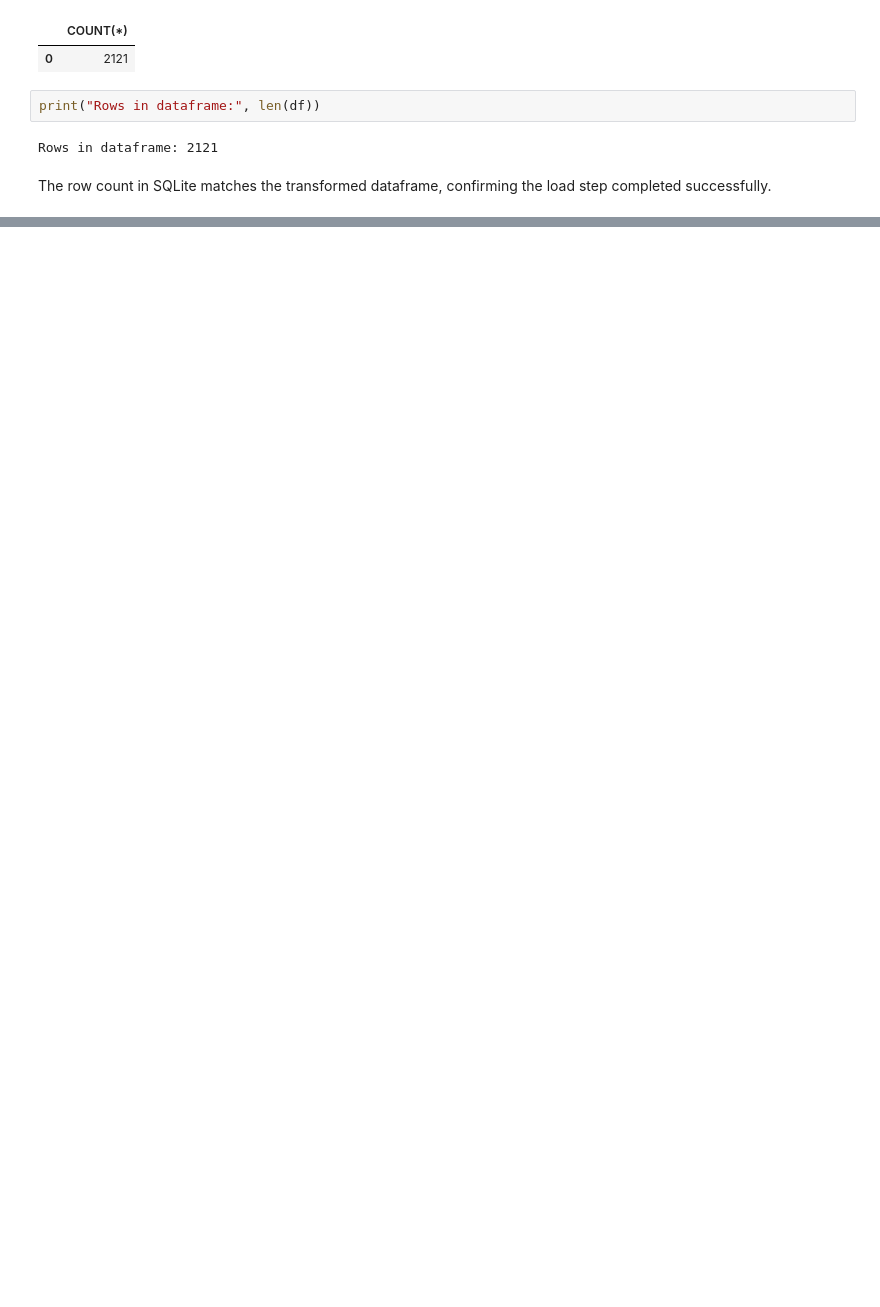
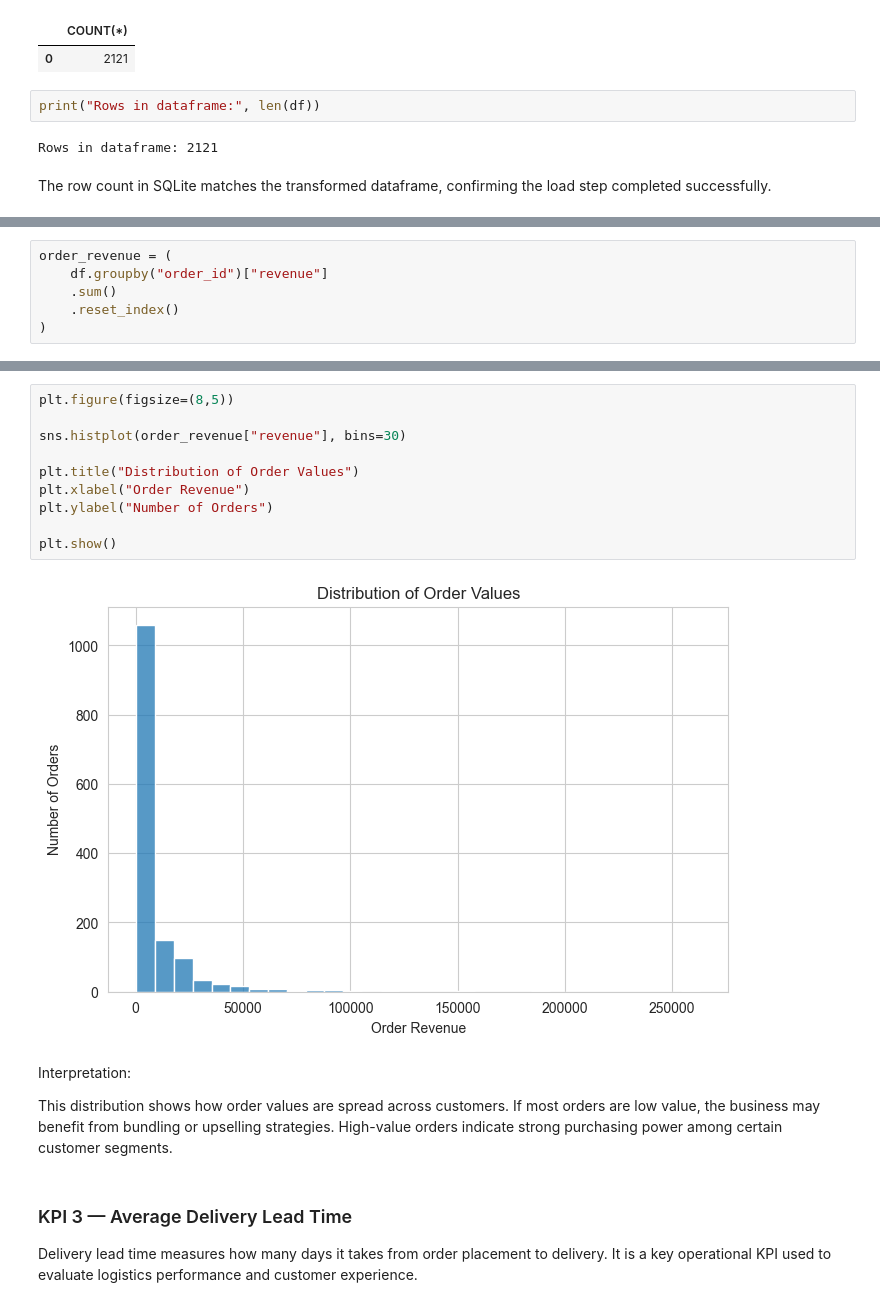
Before and after one commit to arnisa-code/NordTech-Project, a Jupyter notebook: notebooks/01_nordtech_eda.ipynb, the cells around one changed output, grey strips where cells are left out. Cells and saved outputs as stored; diff of their text form; blank space fills up the shorter version.

```diff
--- a/notebooks/01_nordtech_eda.ipynb
+++ b/notebooks/01_nordtech_eda.ipynb
@@ -314,0 +529,6 @@ The row count in SQLite matches the transformed dataframe, confirming the load s
+# %%
+order_revenue = (
+    df.groupby("order_id")["revenue"]
+    .sum()
+    .reset_index()
+)
@@ -314,0 +541,23 @@ The row count in SQLite matches the transformed dataframe, confirming the load s
+# %%
+plt.figure(figsize=(8,5))
+
+sns.histplot(order_revenue["revenue"], bins=30)
+
+plt.title("Distribution of Order Values")
+plt.xlabel("Order Revenue")
+plt.ylabel("Number of Orders")
+
+plt.show()
+# %% [output]
+[figure, added]
+# %% [markdown]
+Interpretation:
+
+This distribution shows how order values are spread across customers.
+If most orders are low value, the business may benefit from bundling or upselling strategies.
+High-value orders indicate strong purchasing power among certain customer segments.
+# %% [markdown]
+### KPI 3 — Average Delivery Lead Time
+
+Delivery lead time measures how many days it takes from order placement to delivery.
+It is a key operational KPI used to evaluate logistics performance and customer experience.
```
Also changed, not shown: parts of 32 cells of this notebook, 1 other file.
